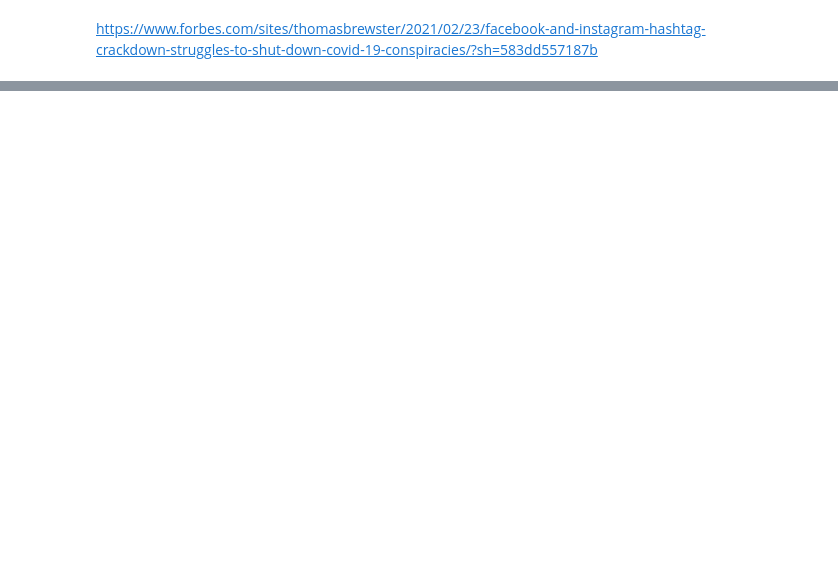
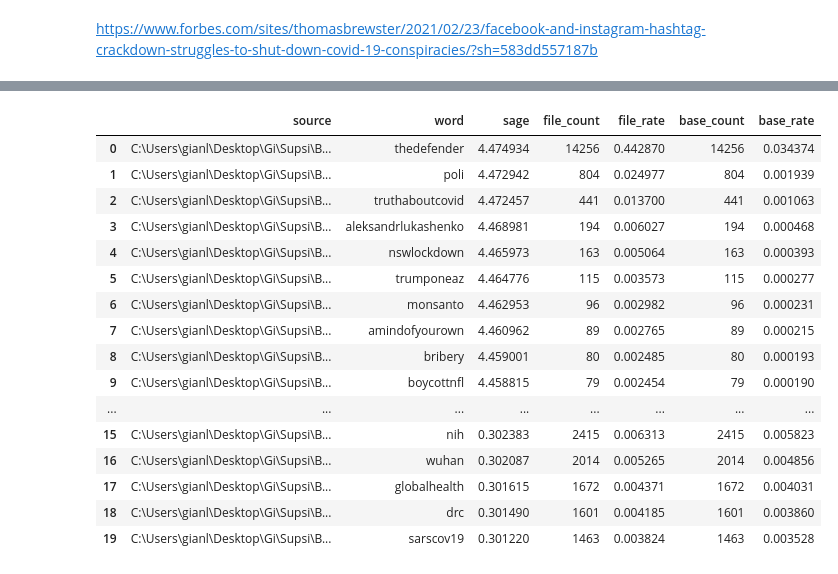
Before and after one commit to gi-ux/BachelorProject, a Jupyter notebook: notebook/misc/Process_Tweets.ipynb, the cells around one changed output, grey strips where cells are left out. Cells and saved outputs as stored; diff of their text form; code cells hidden in the pictures; blank space fills up the shorter version.

```diff
--- a/notebook/misc/Process_Tweets.ipynb
+++ b/notebook/misc/Process_Tweets.ipynb
@@ -723,0 +736,21 @@ https://www.forbes.com/sites/thomasbrewster/2021/02/23/facebook-and-instagram-ha
+# %%
+sage_good_bad_ = pd.read_csv(path_sage, lineterminator="\n")
+sage_good_bad_
+# %% [output]
+|  | source | word | sage | file_count | file_rate | base_count | base_rate |
+| 0 | C:\Users\gianl\Desktop\Gi\Supsi\B... | thedefender | 4.474934 | 14256 | 0.442870 | 14256 | 0.034374 |
+| 1 | C:\Users\gianl\Desktop\Gi\Supsi\B... | poli | 4.472942 | 804 | 0.024977 | 804 | 0.001939 |
+| 2 | C:\Users\gianl\Desktop\Gi\Supsi\B... | truthaboutcovid | 4.472457 | 441 | 0.013700 | 441 | 0.001063 |
+| 3 | C:\Users\gianl\Desktop\Gi\Supsi\B... | aleksandrlukashenko | 4.468981 | 194 | 0.006027 | 194 | 0.000468 |
+| 4 | C:\Users\gianl\Desktop\Gi\Supsi\B... | nswlockdown | 4.465973 | 163 | 0.005064 | 163 | 0.000393 |
+| 5 | C:\Users\gianl\Desktop\Gi\Supsi\B... | trumponeaz | 4.464776 | 115 | 0.003573 | 115 | 0.000277 |
+| 6 | C:\Users\gianl\Desktop\Gi\Supsi\B... | monsanto | 4.462953 | 96 | 0.002982 | 96 | 0.000231 |
+| 7 | C:\Users\gianl\Desktop\Gi\Supsi\B... | amindofyourown | 4.460962 | 89 | 0.002765 | 89 | 0.000215 |
+| 8 | C:\Users\gianl\Desktop\Gi\Supsi\B... | bribery | 4.459001 | 80 | 0.002485 | 80 | 0.000193 |
+| 9 | C:\Users\gianl\Desktop\Gi\Supsi\B... | boycottnfl | 4.458815 | 79 | 0.002454 | 79 | 0.000190 |
+| ... | ... | ... | ... | ... | ... | ... | ... |
+| 15 | C:\Users\gianl\Desktop\Gi\Supsi\B... | nih | 0.302383 | 2415 | 0.006313 | 2415 | 0.005823 |
+| 16 | C:\Users\gianl\Desktop\Gi\Supsi\B... | wuhan | 0.302087 | 2014 | 0.005265 | 2014 | 0.004856 |
+| 17 | C:\Users\gianl\Desktop\Gi\Supsi\B... | globalhealth | 0.301615 | 1672 | 0.004371 | 1672 | 0.004031 |
+| 18 | C:\Users\gianl\Desktop\Gi\Supsi\B... | drc | 0.301490 | 1601 | 0.004185 | 1601 | 0.003860 |
+| 19 | C:\Users\gianl\Desktop\Gi\Supsi\B... | sarscov19 | 0.301220 | 1463 | 0.003824 | 1463 | 0.003528 |
```
Also changed, not shown: parts of 9 cells of this notebook, 1 other file.
